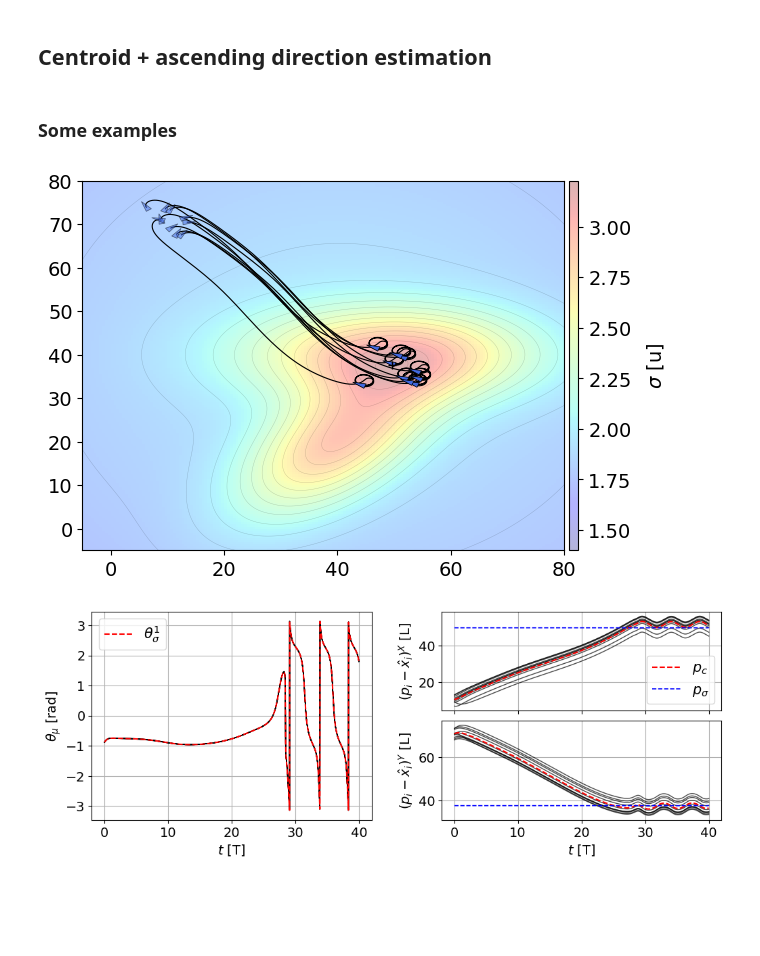
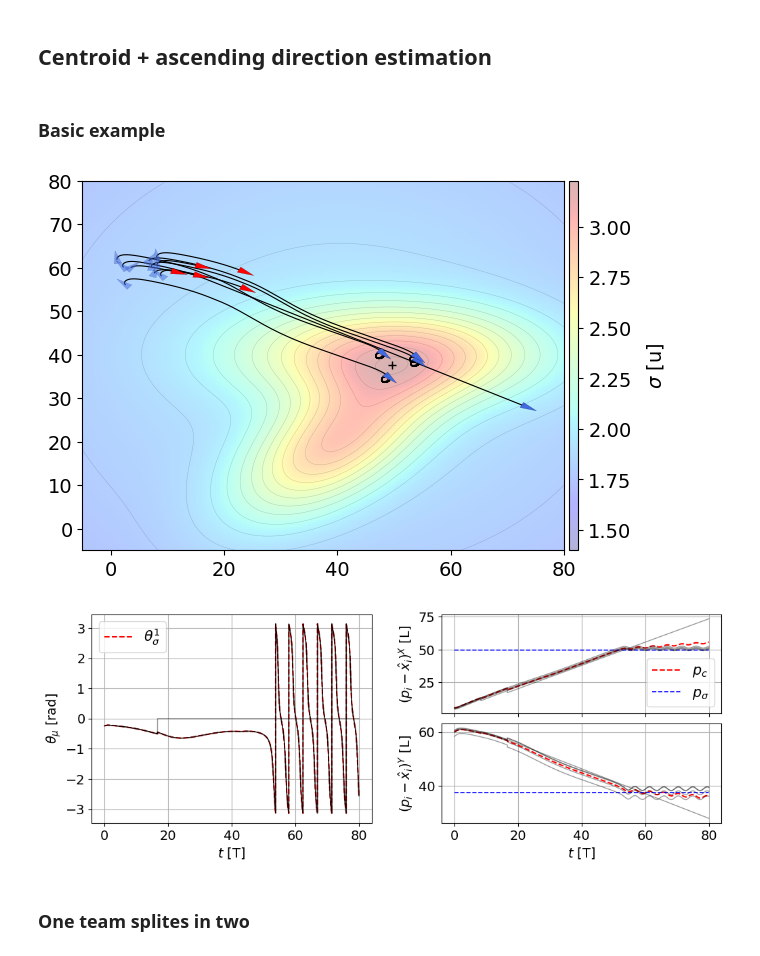
Before and after one commit to jesusBV20/source_seeking_distr, a Jupyter notebook: distributed_estimation.ipynb, the cells around one changed output. Drawn from its saved outputs; the diff is of its cells as text; code cells hidden in the pictures; blank space fills up the shorter version.

```diff
--- a/distributed_estimation.ipynb
+++ b/distributed_estimation.ipynb
@@ -664,17 +664,19 @@ Simulating 100 frames...
 # %%
 from simulator.simulator import simulator
 from plotter.plotter import plotter
-# %% [markdown]
-### Some examples
+# %% [markdown]
+### Basic example
 # %%
 ## Parameters #####
-pc = np.array([10,70])
+pc = np.array([5,60])
 lims = np.array([4,4])
 
 N = 10
 p = XY_distrib(N,pc,lims)
 phi = np.random.rand(N) * np.pi
 Z = gen_random_graph(N, rounds=3)
+
+v = 1
 
 # ----------------------------------------------------------------------
 # Generating the scalar field
@@ -686,3 +688,33 @@ dev = 10
 
 sigma_func = sigma_nonconvex(k=0.04, dev=dev, mu=mu)
 sigma_field = sigma(sigma_func)
+# %%
+# ----------------------------------------------------------------------
+# Generating the simulator class
+# ----------------------------------------------------------------------
+dt = 1/60
+q0 = [p, v, phi]
+
+sim = simulator(q0, Z, sigma_field, dt=dt, kc=0.1, kl=2, its_c=5, its_l=10)
+
+# ----------------------------------------------------------------------
+# Execute the simulation given a desired final time stamp
+# ----------------------------------------------------------------------
+tf = 80
+its = int(tf/dt)
+
+for it in tqdm(range(its)):
+    if it == 500:
+        sim.kill_agents([2,5,7])
+    sim.int_step()
+# %%
+plotter_sim = plotter(sim)
+
+lims=[-5,80]
+plotter_sim.plot_simulation(xlim=lims, ylim=lims)
+plotter_sim.plot_estimations()
+# %% [output]
+[figure, added]
+[figure, added]
+# %% [markdown]
+### One team splites in two
@@ -706,9 +761 @@ for it in tqdm(range(its)):
     sim.int_step()
-# %%
-plotter_sim = plotter(sim)
-
-plotter_sim.plot_simulation()
-plotter_sim.plot_estimations()
-# %% [output]
-[figure, removed]
-[figure, removed]
```
Also changed, not shown: parts of 3 cells of this notebook, 3 other files.
